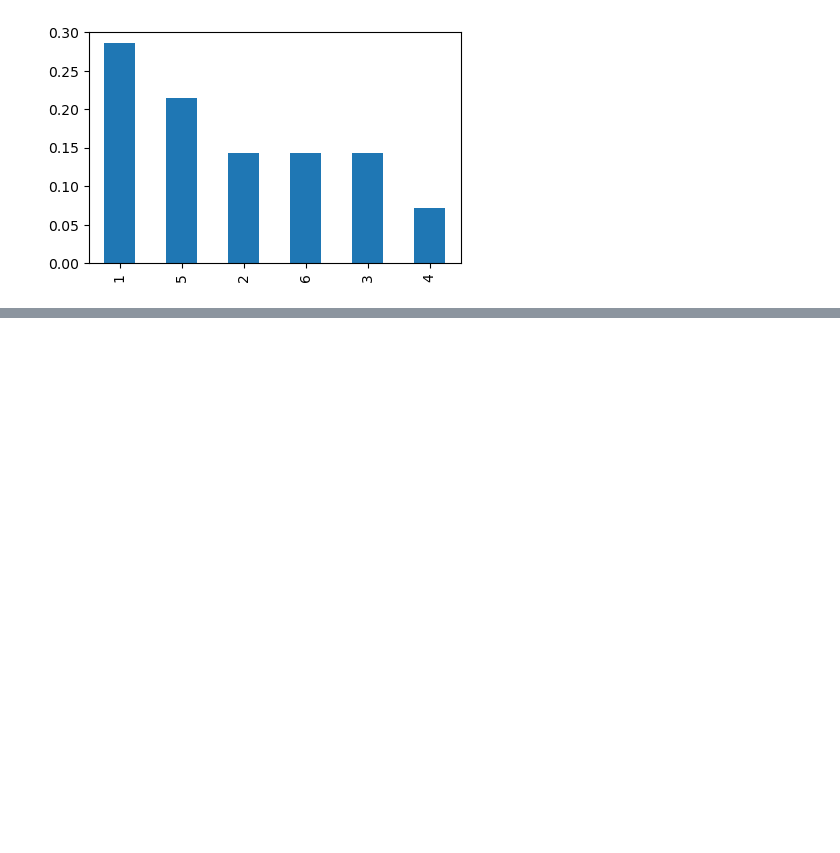
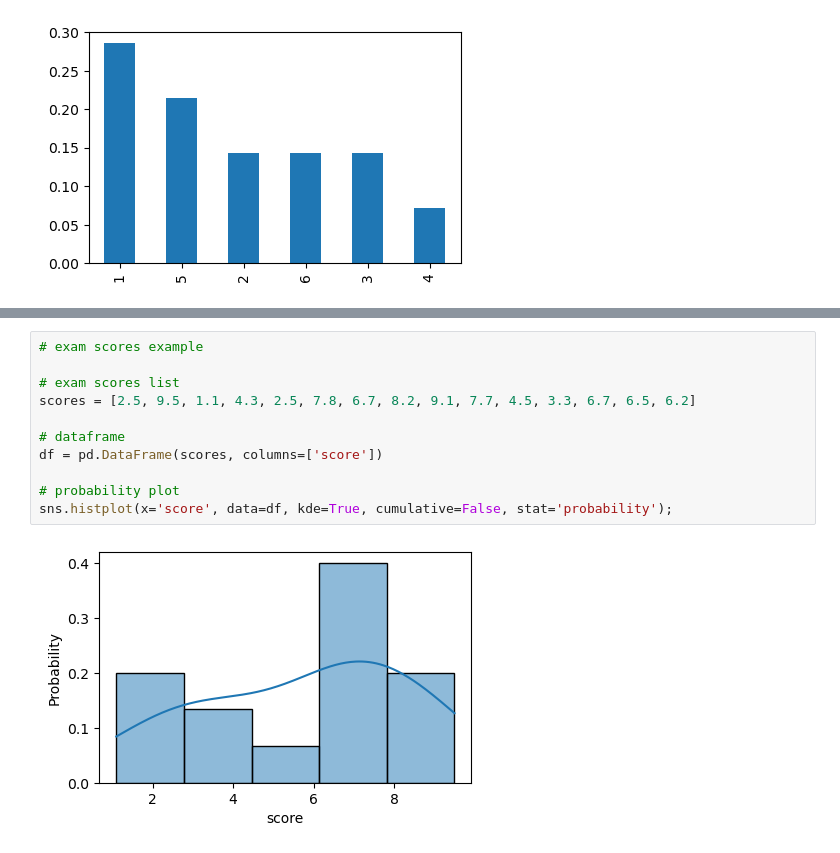
Before and after one commit to mikjf/statistics_and_experimental_design, a Jupyter notebook: basics_descriptive_statistics.ipynb, the cells around one changed output, grey strips where cells are left out. Drawn from its saved outputs; the diff is of its cells as text; blank space fills up the shorter version.

```diff
--- a/basics_descriptive_statistics.ipynb
+++ b/basics_descriptive_statistics.ipynb
@@ -141,0 +154,13 @@ pmf.plot(kind='bar');
+# %%
+# exam scores example
+
+# exam scores list
+scores = [2.5, 9.5, 1.1, 4.3, 2.5, 7.8, 6.7, 8.2, 9.1, 7.7, 4.5, 3.3, 6.7, 6.5, 6.2]
+
+# dataframe
+df = pd.DataFrame(scores, columns=['score'])
+
+# probability plot
+sns.histplot(x='score', data=df, kde=True, cumulative=False, stat='probability');
+# %% [output]
+[figure, added]
```
Also changed, not shown: parts of 53 cells of this notebook.
